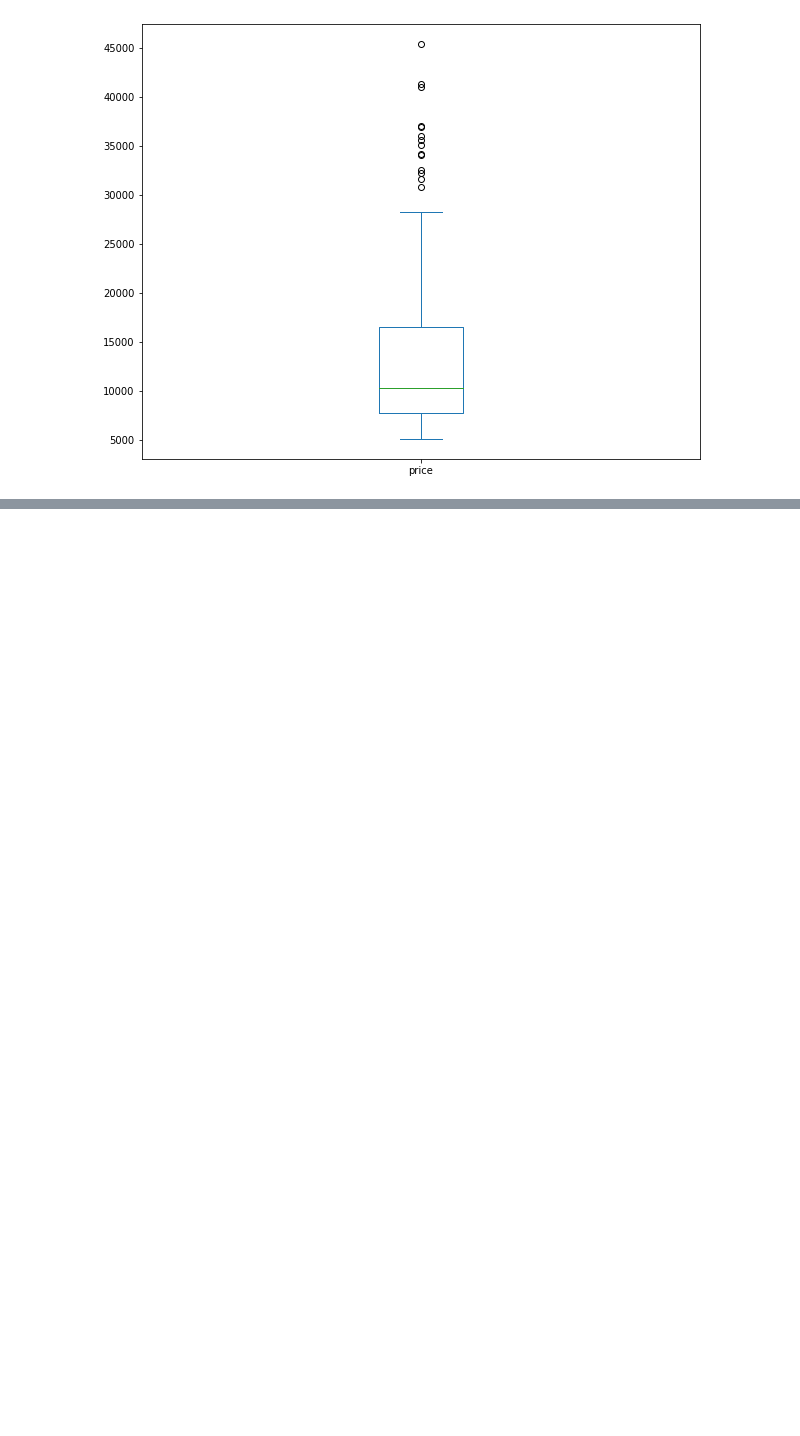
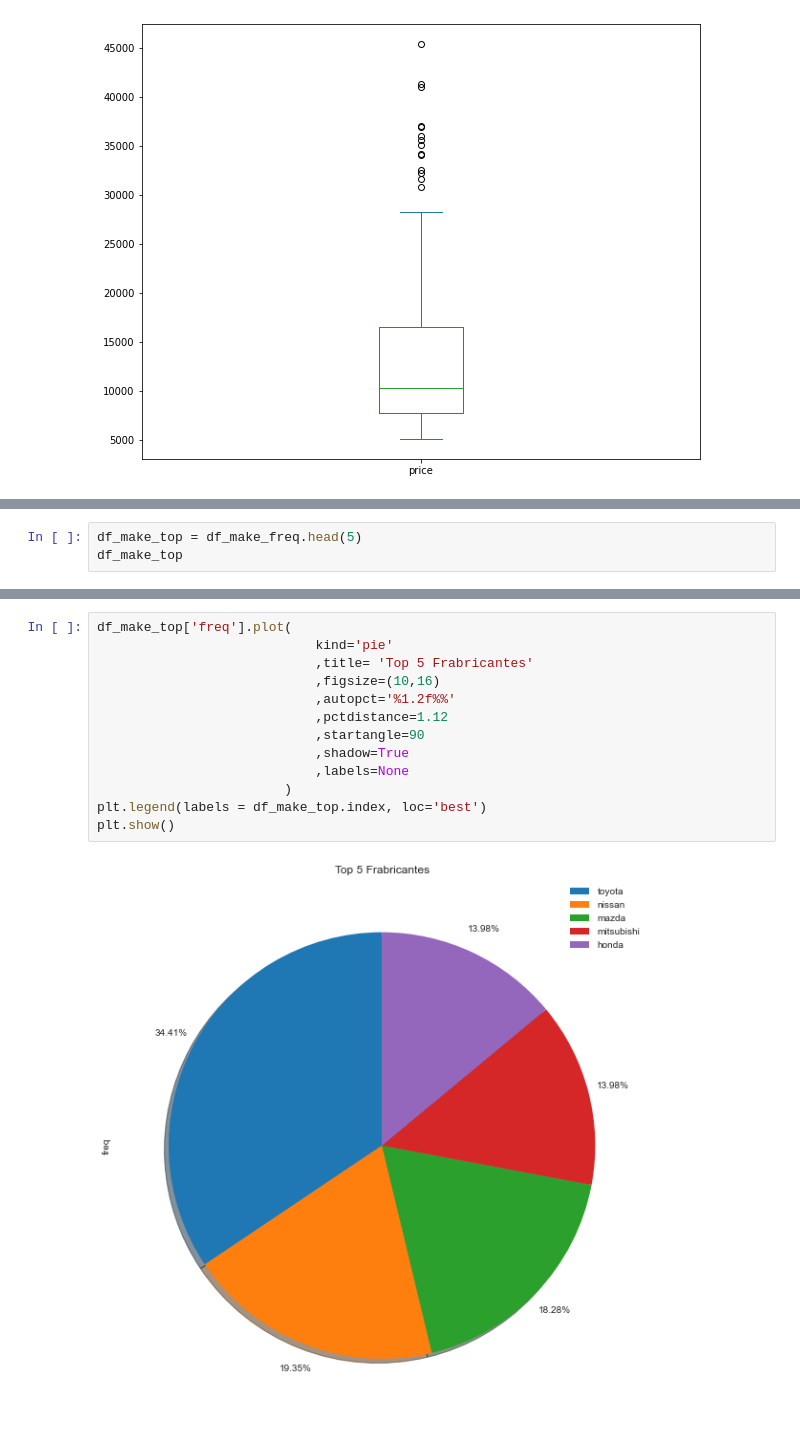
Before and after one commit to EduPekUfpr/PPGOLD7037, a Jupyter notebook: 02-DS_PPGOLD_AnaliseDescritiva/DS_PPGOLD_Aula02_AnaliseDescritiva.ipynb, the cells around one changed output, grey strips where cells are left out. Saved outputs shown, nothing was run; the diff lists cells and outputs as text; blank space fills up the shorter version.

```diff
--- a/02-DS_PPGOLD_AnaliseDescritiva/DS_PPGOLD_Aula02_AnaliseDescritiva.ipynb
+++ b/02-DS_PPGOLD_AnaliseDescritiva/DS_PPGOLD_Aula02_AnaliseDescritiva.ipynb
@@ -237,0 +300,3 @@ df['price'].plot(kind='box',figsize=(10,8))
+# %%
+df_make_top = df_make_freq.head(5)
+df_make_top
@@ -237,0 +310,15 @@ df['price'].plot(kind='box',figsize=(10,8))
+# %%
+df_make_top['freq'].plot(
+                            kind='pie'
+                            ,title= 'Top 5 Frabricantes'
+                            ,figsize=(10,16)
+                            ,autopct='%1.2f%%'
+                            ,pctdistance=1.12
+                            ,startangle=90
+                            ,shadow=True
+                            ,labels=None
+                        )
+plt.legend(labels = df_make_top.index, loc='best')
+plt.show()
+# %% [output]
+[figure, added]
```
Also changed, not shown: parts of 29 cells of this notebook, 2 other files.
